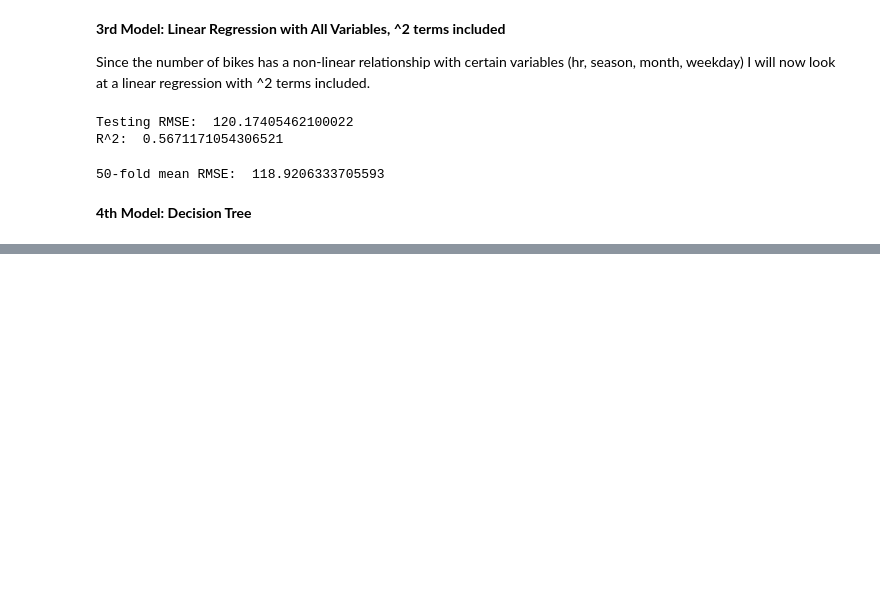
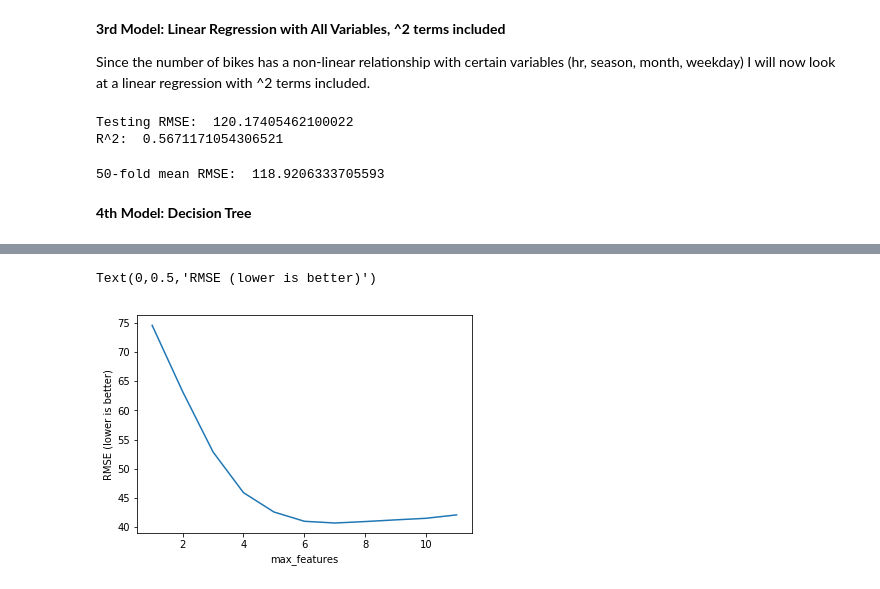
Before and after one commit to meoriordan/Intro-to-Data-Science-Project, a Jupyter notebook: Project.ipynb, the cells around one changed output, grey strips where cells are left out. Drawn from its saved outputs; the diff is of its cells as text; code cells hidden in the pictures; blank space fills up the shorter version.

```diff
--- a/Project.ipynb
+++ b/Project.ipynb
@@ -448 +484,22 @@ print("50-fold mean RMSE: ", np.mean(root_mean_squared_errors))
+# %%
+# list of values to try for max_features
+feature_range = range(1, len(allFeatures)+1)
+
+# list to store the average RMSE for each value of max_features
+RMSE_scores = []
+
+for feature in feature_range:
+    rfreg = RandomForestRegressor(n_estimators=230, bootstrap=True,
+                                  oob_score=True, max_features=feature, random_state=1)
+    rfreg.fit(Xtrain3,ytrain3)
+    preds = rfreg.predict(Xtest3)
+    rmse = np.sqrt(mean_squared_error(ytest3,preds))
+    RMSE_scores.append(rmse)
+# %%
+sns.mpl.pyplot.plot(feature_range, RMSE_scores)
+sns.mpl.pyplot.xlabel('max_features')
+sns.mpl.pyplot.ylabel('RMSE (lower is better)')
+# %% [output]
+Text(0,0.5,'RMSE (lower is better)')
+[figure, added]
 # %%
```
Also changed, not shown: parts of 18 cells of this notebook.
